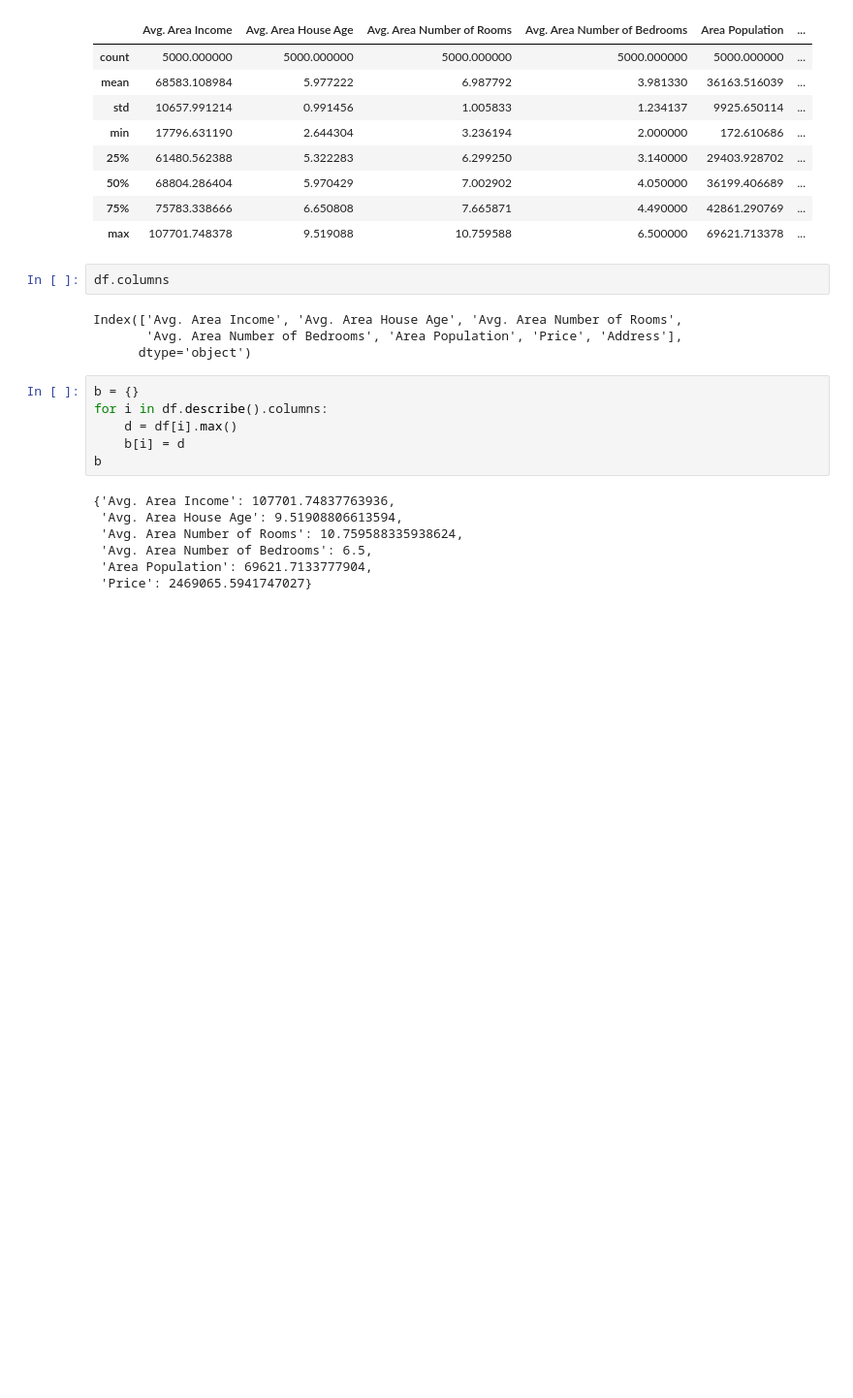
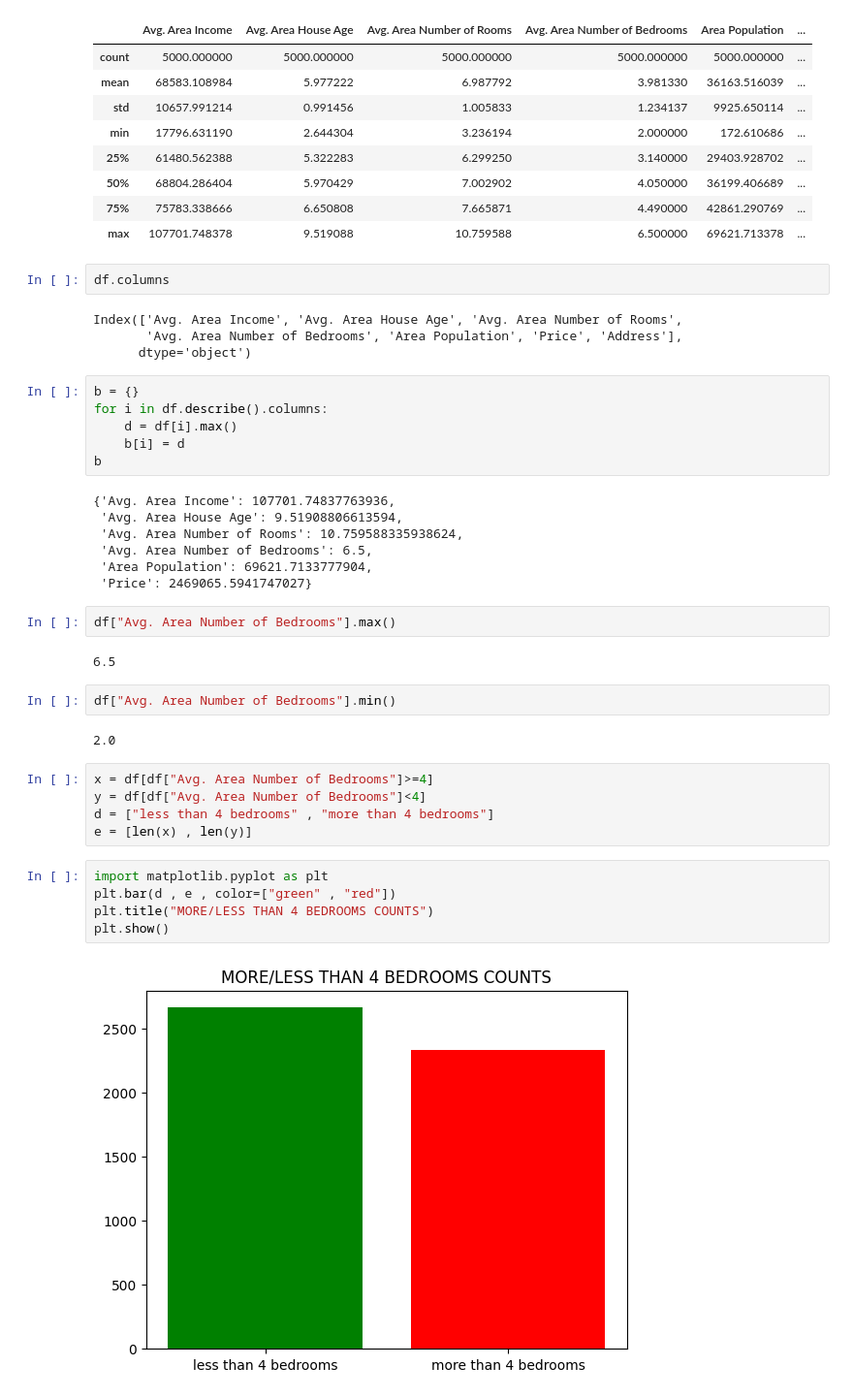
Before and after one commit to emremallah/level3-thursday, a Jupyter notebook: data processing.ipynb, the cells around one changed output. Shown: that part at 97% size. Cells and saved outputs as stored; diff of their text form; blank space fills up the shorter version.

```diff
--- a/data processing.ipynb
+++ b/data processing.ipynb
@@ -83,3 +83,23 @@ b
  'Avg. Area Number of Bedrooms': 6.5,
  'Area Population': 69621.7133777904,
  'Price': 2469065.5941747027}
+# %%
+df["Avg. Area Number of Bedrooms"].max()
+# %% [output]
+6.5
+# %%
+df["Avg. Area Number of Bedrooms"].min()
+# %% [output]
+2.0
+# %%
+x = df[df["Avg. Area Number of Bedrooms"]>=4]
+y = df[df["Avg. Area Number of Bedrooms"]<4]
+d = ["less than 4 bedrooms" , "more than 4 bedrooms"]
+e = [len(x) , len(y)]
+# %%
+import matplotlib.pyplot as plt
+plt.bar(d , e , color=["green" , "red"])
+plt.title("MORE/LESS THAN 4 BEDROOMS COUNTS")
+plt.show()
+# %% [output]
+[figure, added]
```
Also changed, not shown: parts of 1 cell of this notebook.
